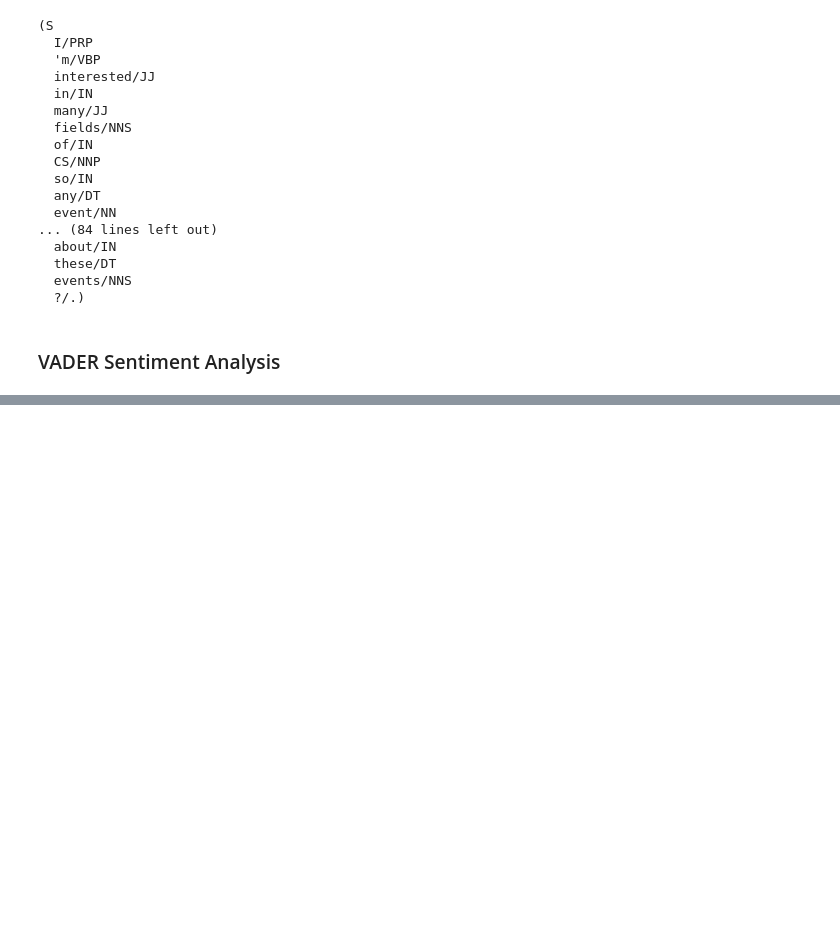
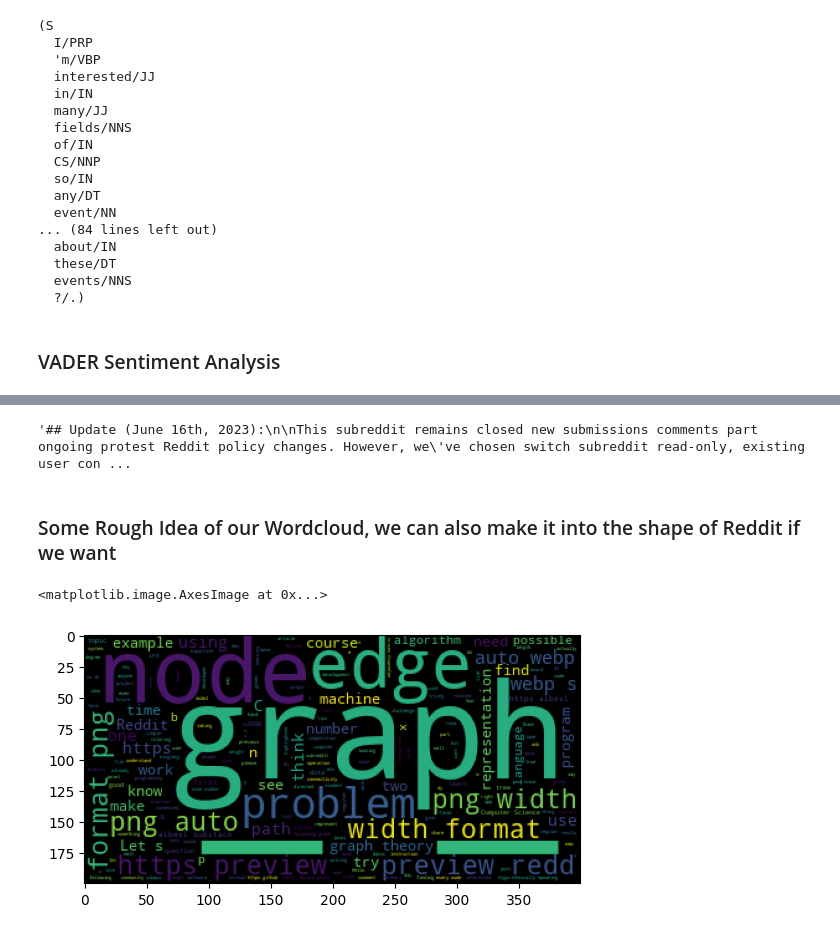
Before and after one commit to domatt1854/cis-410-project, a Jupyter notebook: sentiment_analysis/nltk_vader.ipynb, the cells around one changed output, grey strips where cells are left out. Saved outputs shown, nothing was run; the diff lists cells and outputs as text; code cells hidden in the pictures; blank space fills up the shorter version.

Commit message:
adding more visualizations

```diff
--- a/sentiment_analysis/nltk_vader.ipynb
+++ b/sentiment_analysis/nltk_vader.ipynb
@@ -154,0 +201,16 @@ entities.pprint()
+# %%
+res = []
+
+for index, row in df.iterrows():
+    print(index)
+    try:
+        res.append(sia.polarity_scores(row['text']))
+    except Exception:
+        res.append(
+            {
+                'neg': None,
+                'neu': None,
+                'pos': None,
+                'compound': None
+            }
+        )
@@ -154,0 +235,3 @@ entities.pprint()
+# %%
+vader = pd.DataFrame.from_records(res)
+vader.head()
@@ -154,0 +245,3 @@ entities.pprint()
+# %%
+vader_df = vader.reset_index().rename(columns={'index': 'Unnamed: 0'}).merge(df, how='left')
+vader_df.head(15)
@@ -154,0 +293,17 @@ entities.pprint()
+# %%
+# remove Stop Words from Vocabulary
+vocab = vader_df.dropna()['text'].str.replace(r'\?|\.|\'', ' ')
+
+vocab = ' '.join(vocab)
+vocab = ' '.join([i for i in vocab.split(' ') if i not in stopwords.words('english')])
+vocab
+# %% [output]
+'## Update (June 16th, 2023):\n\nThis subreddit remains closed new submissions comments part ongoing protest Reddit policy changes. However, we\'ve chosen switch subreddit read-only, existing user con ...
+# %% [markdown]
+### Some Rough Idea of our Wordcloud, we can also make it into the shape of Reddit if we want
+# %%
+wc = WordCloud().generate(vocab)
+plt.imshow(wc)
+# %% [output]
+<matplotlib.image.AxesImage at 0x...>
+[figure, added]
```
Also changed, not shown: parts of 15 cells of this notebook.
